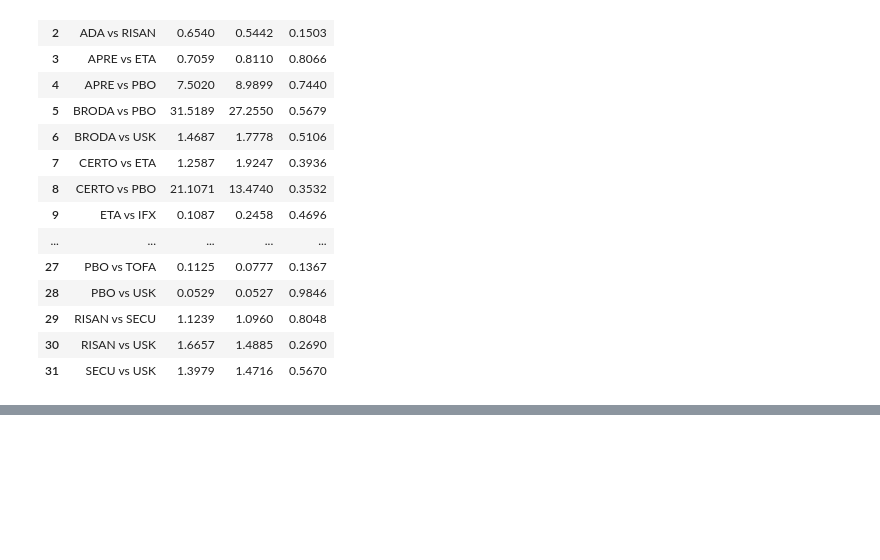
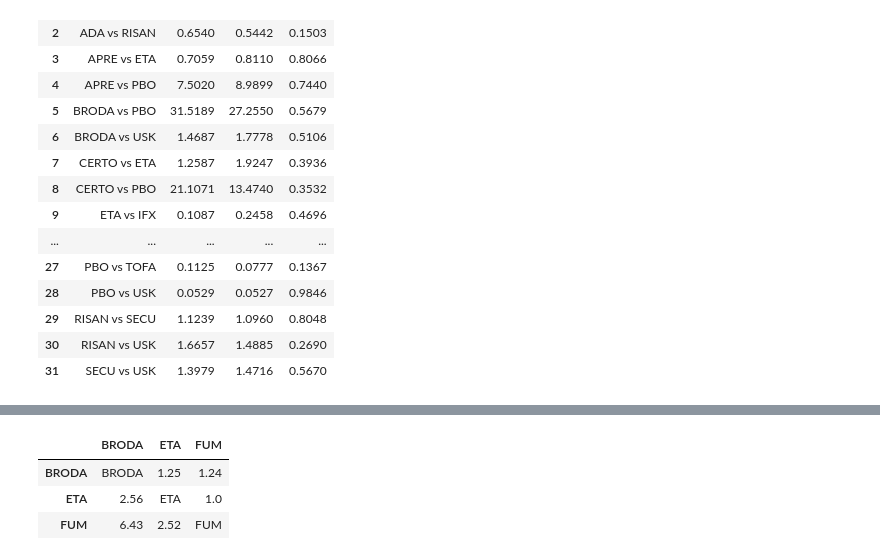
Before and after one commit to silviametelli/pynma, a Jupyter notebook: Tests.ipynb, the cells around one changed output, grey strips where cells are left out. Drawn from its saved outputs; the diff is of its cells as text; code cells hidden in the pictures; blank space fills up the shorter version.

Commit message:
Cleaneed up output of league table and addeed neew options  (values_only, lower_error, upper_error)

```diff
--- a/Tests.ipynb
+++ b/Tests.ipynb
@@ -99,3 +99,10 @@ color_cells = (lambda x: f"background-color: {CINEMA_g}" if x<=1
 | TOFA | 1.62 ( 1.29, 2.04) | 0.72 ( 0.41, 1.26) | 5.14 ( 0.32, 81.70) | 2.47 ( 1.95, 3.14) | 1.28 ( 0.89, 1.82) | 0.62 ( 0.11, 3.35) | 0.97 ( 0.80, 1.17) | 0.38 ( 0.17, 0.86) | 2.36 ( 1.88, 2.97) | 4.64 ( 1.89, 11.43) | 3.02 ( 2.43, 3.75) | ... |
 | TYK2 | 1.31 ( 0.19, 9.28) | 0.58 ( 0.08, 4.39) | 4.15 ( 0.14,121.47) | 2.00 ( 0.28, 14.17) | 1.03 ( 0.14, 7.46) | 0.50 ( 0.04, 6.53) | 0.78 ( 0.11, 5.54) | 0.31 ( 0.04, 2.53) | 1.91 ( 0.27, 13.53) | 3.75 ( 0.44, 31.77) | 2.44 ( 0.34, 17.26) | ... |
 | USK | 0.97 ( 0.85, 1.10) | 0.43 ( 0.25, 0.74) | 3.06 ( 0.19, 48.54) | 1.48 ( 1.35, 1.62) | 0.76 ( 0.55, 1.06) | 0.37 ( 0.07, 1.99) | 0.58 ( 0.51, 0.66) | 0.23 ( 0.10, 0.51) | 1.41 ( 1.24, 1.61) | 2.77 ( 1.14, 6.73) | 1.80 ( 1.59, 2.03) | ... |
+# %%
+nma.league_table(subset=['BRODA', 'ETA', 'FUM'], values_only=True)
+# %% [output]
+|  | BRODA | ETA | FUM |
+| BRODA | BRODA | 1.25 | 1.24 |
+| ETA | 2.56 | ETA | 1.0 |
+| FUM | 6.43 | 2.52 | FUM |
```
Also changed, not shown: 2 other files.
